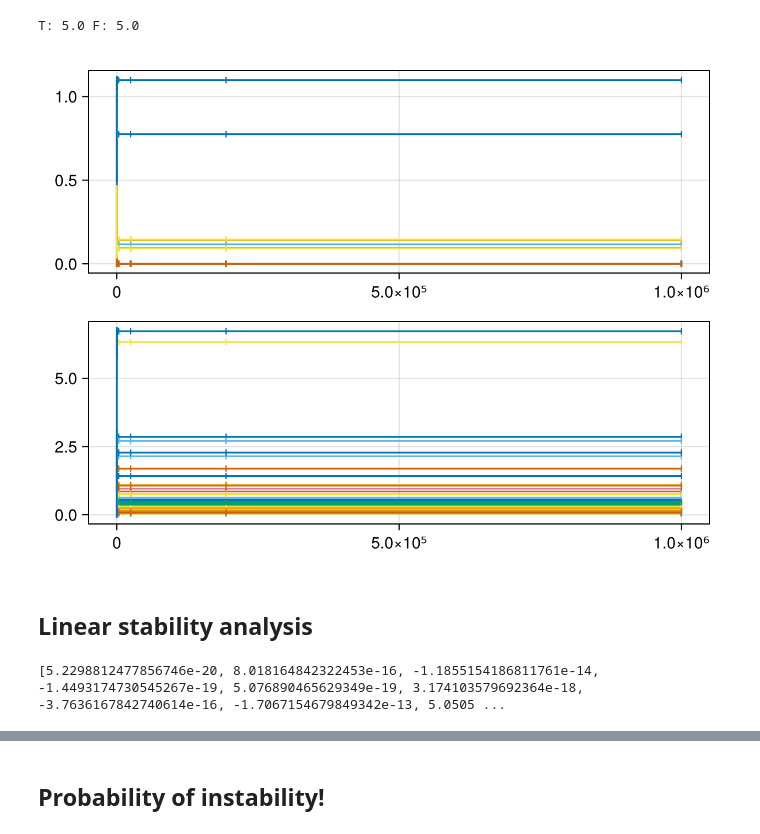
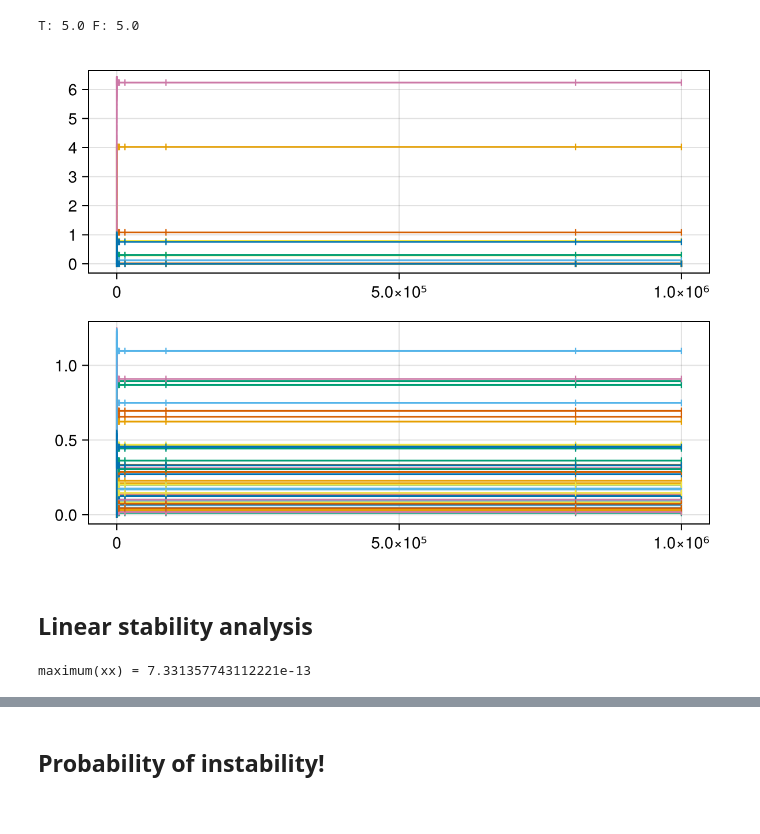
Before and after one commit to kockahonza/SSMC, a Jupyter notebook: notebooks/steven_random_matrix_updated.ipynb, the cells around one changed output, grey strips where cells are left out. Cells and saved outputs as stored; diff of their text form; code cells hidden in the pictures.

```diff
--- a/notebooks/steven_random_matrix_updated.ipynb
+++ b/notebooks/steven_random_matrix_updated.ipynb
@@ -265,19 +265,24 @@ function marsland_initialization(S, M,SA = 5,MA = 5, q = 0.9, c0=0.,c1=1., muc =
     #K_dist = truncated(Normal(0.5,0.1), 0.0, 1.0)
     K_dist = Beta(0.1,0.3)
     K = rand(K_dist, M)
-
+    # K ./= 2.
 
     # leakage now. Lets assume its a pretty flat probability distribution
     leak = Beta(0.2/sparsity,0.2)
     l = rand(leak,(S,M))
 
+    Ds = fill(0.,(S+M))
+    Ds[1:S] .= 1e-6
+    Ds[(S+1):(S+M)] .= 1e-3
+    for a in 1:M
+        if K[a] > 0.5
+            Ds[S+a] = 1.
+        end
+    end
+    # Ds[1+S] = 1
+    # Ds[S+2:S+M] .= 0.1
 
-    Ds = fill(0.,(S+M))
-    Ds[1:S] .= 1e-5
-    Ds[1+S] = 100
-    Ds[S+2:S+M] .= 10
-
-    return r, m, K, l,c, D, Ds
+    return r, m, K, l, c, D, Ds
 
 end
 # %% [output]
@@ -322,20 +327,24 @@ diffusions = Ds;
 T: 5.0 F: 5.0
 # %%
 ps = BMMiCRMParams(fill(1., S), fill(1., M), fill(m, S), K, r, l, c, D)
+# ps = unstable_ps[1]
+# Ds = unstable_Ds[1]
+diffusions = Ds
 p = make_mmicrm_problem(ps, [fill(1., S); fill(0., M)], 1000000);
 s = solve(p)
-check_mmicrmparams(p.p)
+# check_mmicrmparams(p.p)
 # display(s[end])
 plot_mmicrm_sol(s).figure
 # %% [output]
-[figure, old version]
+[figure, new version]
 # %% [markdown]
 ## Linear stability analysis
 # %%
 usol = s[end]
-show(uninplace(mmicrmfunc!)(usol, p.p, 0))
+xx = uninplace(mmicrmfunc!)(usol, p.p, 0)
+@show maximum(xx);
 # %% [output]
-[5.2298812477856746e-20, 8.018164842322453e-16, -1.1855154186811761e-14, -1.4493174730545267e-19, 5.076890465629349e-19, 3.174103579692364e-18, -3.7636167842740614e-16, -1.7067154679849342e-13, 5.0505 ...
+maximum(xx) = 7.331357743112221e-13
 # %%
 ks = 10 .^ range(-5, 2, 100)
 lsfunc = linstab_make_k_func(p.p, diffusions, usol)
```
Also changed, not shown: parts of 10 cells of this notebook.
